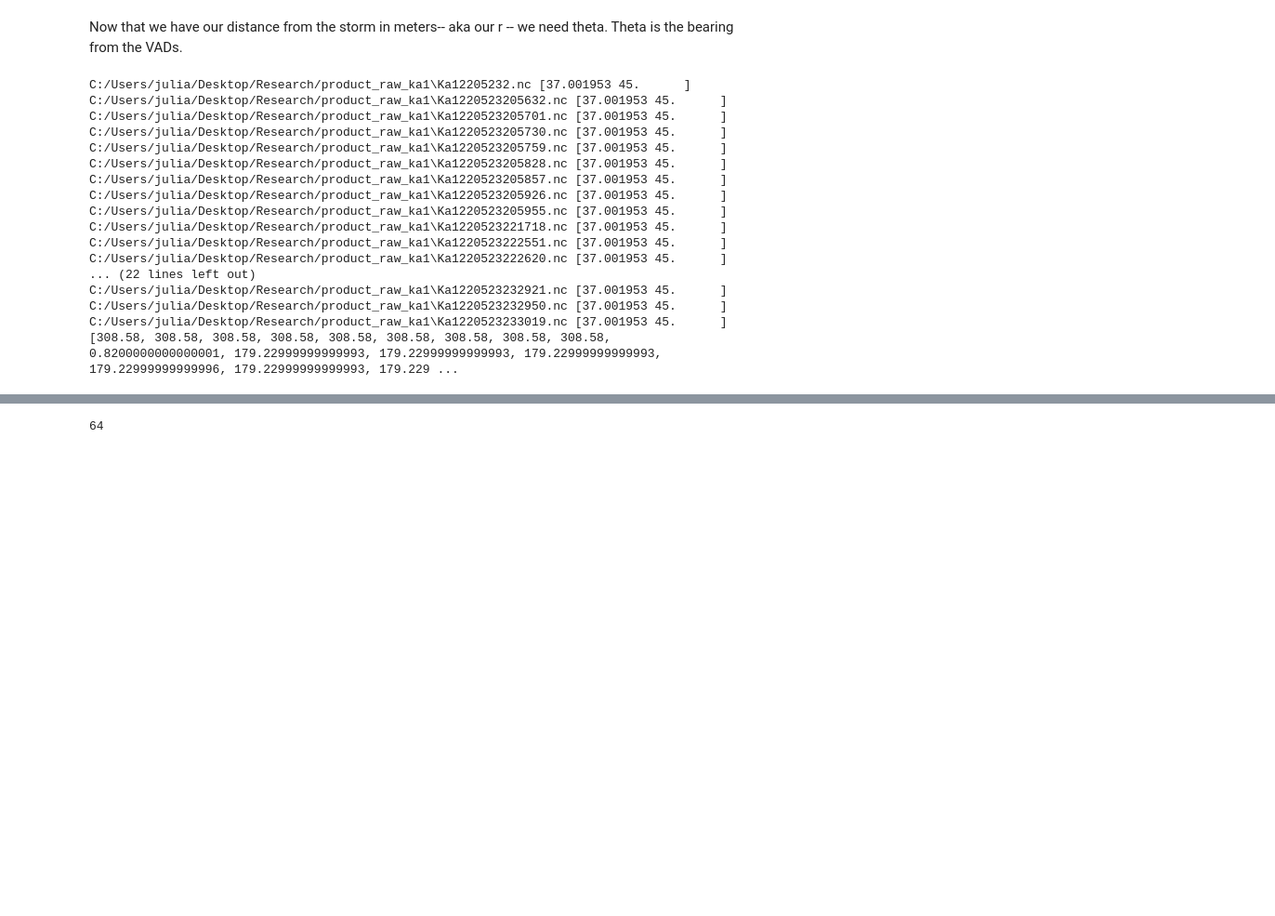
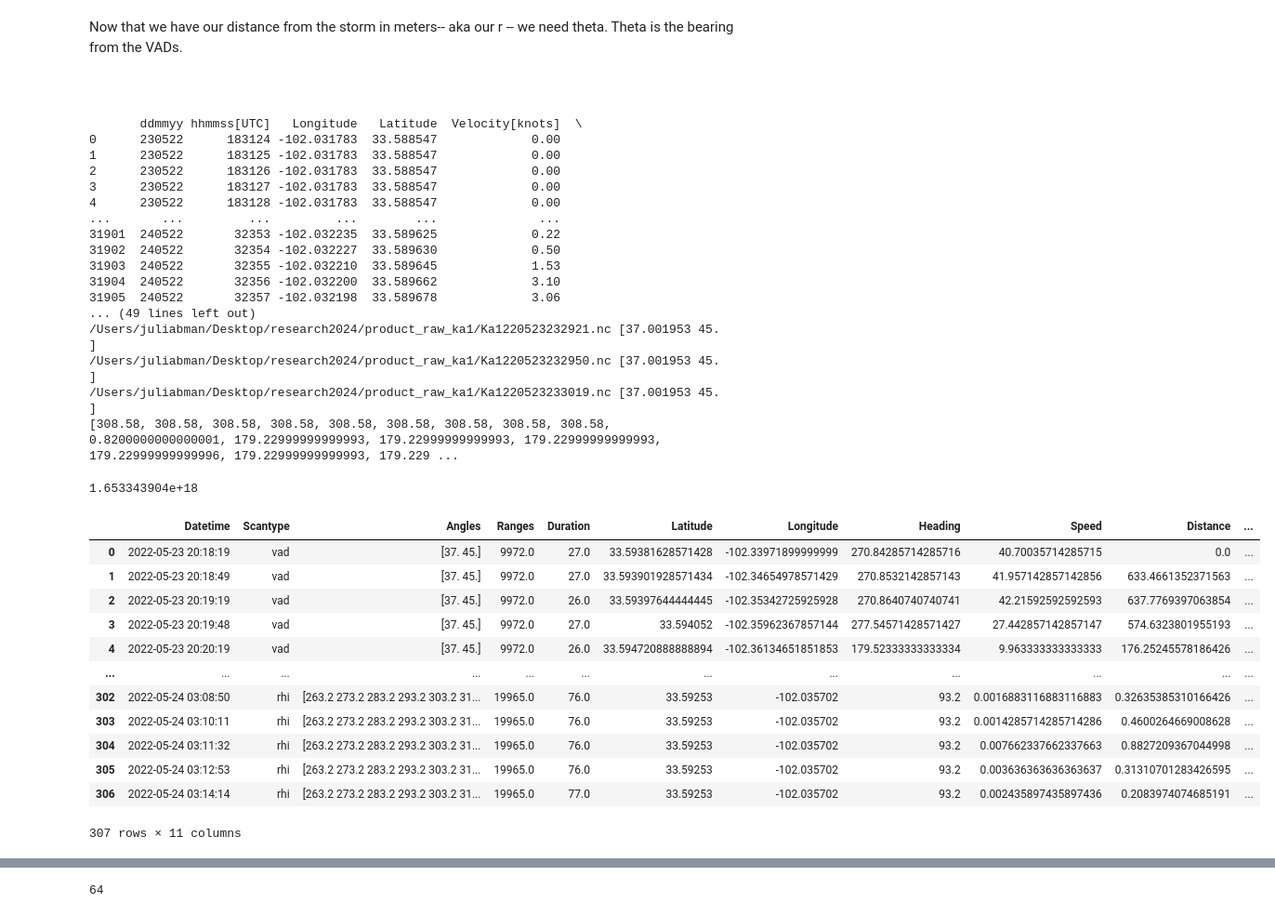
Before and after one commit to JuliaBuhrman/research2024, a Jupyter notebook: Cleaner_Plot_Tests_2.ipynb, the cells around one changed output, grey strips where cells are left out. Shown at 93% size. Drawn from its saved outputs; the diff is of its cells as text; code cells hidden in the pictures; blank space fills up the shorter version.

```diff
--- a/Cleaner_Plot_Tests_2.ipynb
+++ b/Cleaner_Plot_Tests_2.ipynb
@@ -37,13 +44,14 @@ import gc
 # bring in the data, in this case it's from Morton
 
 # gps data for first ka
-ka1gps = pd.read_csv('C:/Users/julia/Desktop/Research/GPS_Ka1_20220523.txt')
+ka1gps = pd.read_csv('/Users/juliabman/Desktop/research2024/GPS_Ka1_20220523.txt')
 # scan data for first ka
-ka1scan = pd.read_csv('C:/Users/julia/Desktop/Research/20220523_Ka1_scan_log.txt', dtype=str,
-                     parse_dates=[0])
+ka1scan = pd.read_csv('/Users/juliabman/Desktop/research2024/20220523_Ka1_scan_log.txt', dtype=str)
+ka1scan['Datetime'] = pd.to_datetime(ka1scan['Datetime'])
+
 
 # dealiased vad data created from VADS.ipynb for ka 1, but not bearing corrected
-vad_fileska1 = sorted(glob.glob('C:/Users/julia/Desktop/Research/product_raw_ka1/*.nc'))
+vad_fileska1 = sorted(glob.glob('/Users/juliabman/Desktop/research2024/product_raw_ka1/*.nc'))
 
 # sanity checks to make sure they're loading in:
 #print(vad_fileska1)
@@ -276,6 +269,8 @@ for i in np.arange(0,len(storm_location)):
 # %% [markdown]
 Now that we have our distance from the storm in meters-- aka our r -- we need theta.
 Theta is the bearing from the VADs.
+# %% [markdown]
+#
 # %%
 bearing_list = []
 
@@ -283,18 +278,9 @@ bearing_list = []
 # Fixing the bearing
 from datetime import datetime
 
-# gps data for first ka
-ka1gps = pd.read_csv('C:/Users/julia/Desktop/Research/GPS_Ka1_20220523.txt')
-ka1gps=ka1gps.astype(str)
-# scan data for first ka
-ka1scan = pd.read_csv('C:/Users/julia/Desktop/Research/20220523_Ka1_scan_log.txt', dtype=str,
-                     parse_dates=[0])
-# dealiased vad data created from VADS.ipynb for ka 1, but not bearing corrected
-vad_fileska1 = sorted(glob.glob('C:/Users/julia/Desktop/Research/product_raw_ka1/*.nc'))
+print(ka1gps)
 
-#print(ka1gps)
-
-for thefile in vad_fileska1[:37]:
+for thefile in vad_fileska1[0:37]:
 
     radar = pyart.io.read_cfradial(thefile)
     print(thefile,radar.fixed_angle['data'])
@@ -346,23 +332,43 @@ for thefile in vad_fileska1[:37]:
 
 print(bearing_list)
 # %% [output]
-C:/Users/julia/Desktop/Research/product_raw_ka1\Ka12205232.nc [37.001953 45.      ]
-C:/Users/julia/Desktop/Research/product_raw_ka1\Ka1220523205632.nc [37.001953 45.      ]
-C:/Users/julia/Desktop/Research/product_raw_ka1\Ka1220523205701.nc [37.001953 45.      ]
-C:/Users/julia/Desktop/Research/product_raw_ka1\Ka1220523205730.nc [37.001953 45.      ]
-C:/Users/julia/Desktop/Research/product_raw_ka1\Ka1220523205759.nc [37.001953 45.      ]
-C:/Users/julia/Desktop/Research/product_raw_ka1\Ka1220523205828.nc [37.001953 45.      ]
-C:/Users/julia/Desktop/Research/product_raw_ka1\Ka1220523205857.nc [37.001953 45.      ]
-C:/Users/julia/Desktop/Research/product_raw_ka1\Ka1220523205926.nc [37.001953 45.      ]
-C:/Users/julia/Desktop/Research/product_raw_ka1\Ka1220523205955.nc [37.001953 45.      ]
-C:/Users/julia/Desktop/Research/product_raw_ka1\Ka1220523221718.nc [37.001953 45.      ]
-C:/Users/julia/Desktop/Research/product_raw_ka1\Ka1220523222551.nc [37.001953 45.      ]
-C:/Users/julia/Desktop/Research/product_raw_ka1\Ka1220523222620.nc [37.001953 45.      ]
-... (22 lines left out)
-C:/Users/julia/Desktop/Research/product_raw_ka1\Ka1220523232921.nc [37.001953 45.      ]
-C:/Users/julia/Desktop/Research/product_raw_ka1\Ka1220523232950.nc [37.001953 45.      ]
-C:/Users/julia/Desktop/Research/product_raw_ka1\Ka1220523233019.nc [37.001953 45.      ]
+       ddmmyy hhmmss[UTC]   Longitude   Latitude  Velocity[knots]  \
+0      230522      183124 -102.031783  33.588547             0.00
+1      230522      183125 -102.031783  33.588547             0.00
+2      230522      183126 -102.031783  33.588547             0.00
+3      230522      183127 -102.031783  33.588547             0.00
+4      230522      183128 -102.031783  33.588547             0.00
+...       ...         ...         ...        ...              ...
+31901  240522       32353 -102.032235  33.589625             0.22
+31902  240522       32354 -102.032227  33.589630             0.50
+31903  240522       32355 -102.032210  33.589645             1.53
+31904  240522       32356 -102.032200  33.589662             3.10
+31905  240522       32357 -102.032198  33.589678             3.06
+... (49 lines left out)
+/Users/juliabman/Desktop/research2024/product_raw_ka1/Ka1220523232921.nc [37.001953 45.      ]
+/Users/juliabman/Desktop/research2024/product_raw_ka1/Ka1220523232950.nc [37.001953 45.      ]
+/Users/juliabman/Desktop/research2024/product_raw_ka1/Ka1220523233019.nc [37.001953 45.      ]
 [308.58, 308.58, 308.58, 308.58, 308.58, 308.58, 308.58, 308.58, 308.58, 0.8200000000000001, 179.22999999999993, 179.22999999999993, 179.22999999999993, 179.22999999999996, 179.22999999999993, 179.229 ...
+# %%
+dfscan.datetime.values[0].astype(float)
+# %% [output]
+1.653343904e+18
+# %%
+ka1scan
+# %% [output]
+|  | Datetime | Scantype | Angles | Ranges | Duration | Latitude | Longitude | Heading | Speed | Distance | ... |
+| 0 | 2022-05-23 20:18:19 | vad | [37. 45.] | 9972.0 | 27.0 | 33.59381628571428 | -102.33971899999999 | 270.84285714285716 | 40.70035714285715 | 0.0 | ... |
+| 1 | 2022-05-23 20:18:49 | vad | [37. 45.] | 9972.0 | 27.0 | 33.593901928571434 | -102.34654978571429 | 270.8532142857143 | 41.957142857142856 | 633.4661352371563 | ... |
+| 2 | 2022-05-23 20:19:19 | vad | [37. 45.] | 9972.0 | 26.0 | 33.59397644444445 | -102.35342725925928 | 270.8640740740741 | 42.21592592592593 | 637.7769397063854 | ... |
+| 3 | 2022-05-23 20:19:48 | vad | [37. 45.] | 9972.0 | 27.0 | 33.594052 | -102.35962367857144 | 277.54571428571427 | 27.442857142857147 | 574.6323801955193 | ... |
+| 4 | 2022-05-23 20:20:19 | vad | [37. 45.] | 9972.0 | 26.0 | 33.594720888888894 | -102.36134651851853 | 179.52333333333334 | 9.963333333333333 | 176.25245578186426 | ... |
+| ... | ... | ... | ... | ... | ... | ... | ... | ... | ... | ... | ... |
+| 302 | 2022-05-24 03:08:50 | rhi | [263.2 273.2 283.2 293.2 303.2 31... | 19965.0 | 76.0 | 33.59253 | -102.035702 | 93.2 | 0.0016883116883116883 | 0.32635385310166426 | ... |
+| 303 | 2022-05-24 03:10:11 | rhi | [263.2 273.2 283.2 293.2 303.2 31... | 19965.0 | 76.0 | 33.59253 | -102.035702 | 93.2 | 0.0014285714285714286 | 0.4600264669008628 | ... |
+| 304 | 2022-05-24 03:11:32 | rhi | [263.2 273.2 283.2 293.2 303.2 31... | 19965.0 | 76.0 | 33.59253 | -102.035702 | 93.2 | 0.007662337662337663 | 0.8827209367044998 | ... |
+| 305 | 2022-05-24 03:12:53 | rhi | [263.2 273.2 283.2 293.2 303.2 31... | 19965.0 | 76.0 | 33.59253 | -102.035702 | 93.2 | 0.003636363636363637 | 0.31310701283426595 | ... |
+| 306 | 2022-05-24 03:14:14 | rhi | [263.2 273.2 283.2 293.2 303.2 31... | 19965.0 | 77.0 | 33.59253 | -102.035702 | 93.2 | 0.002435897435897436 | 0.2083974074685191 | ... |
+307 rows × 11 columns
 # %%
 # for ka 2
 
```
Also changed, not shown: parts of 30 cells of this notebook, 2 other files.
